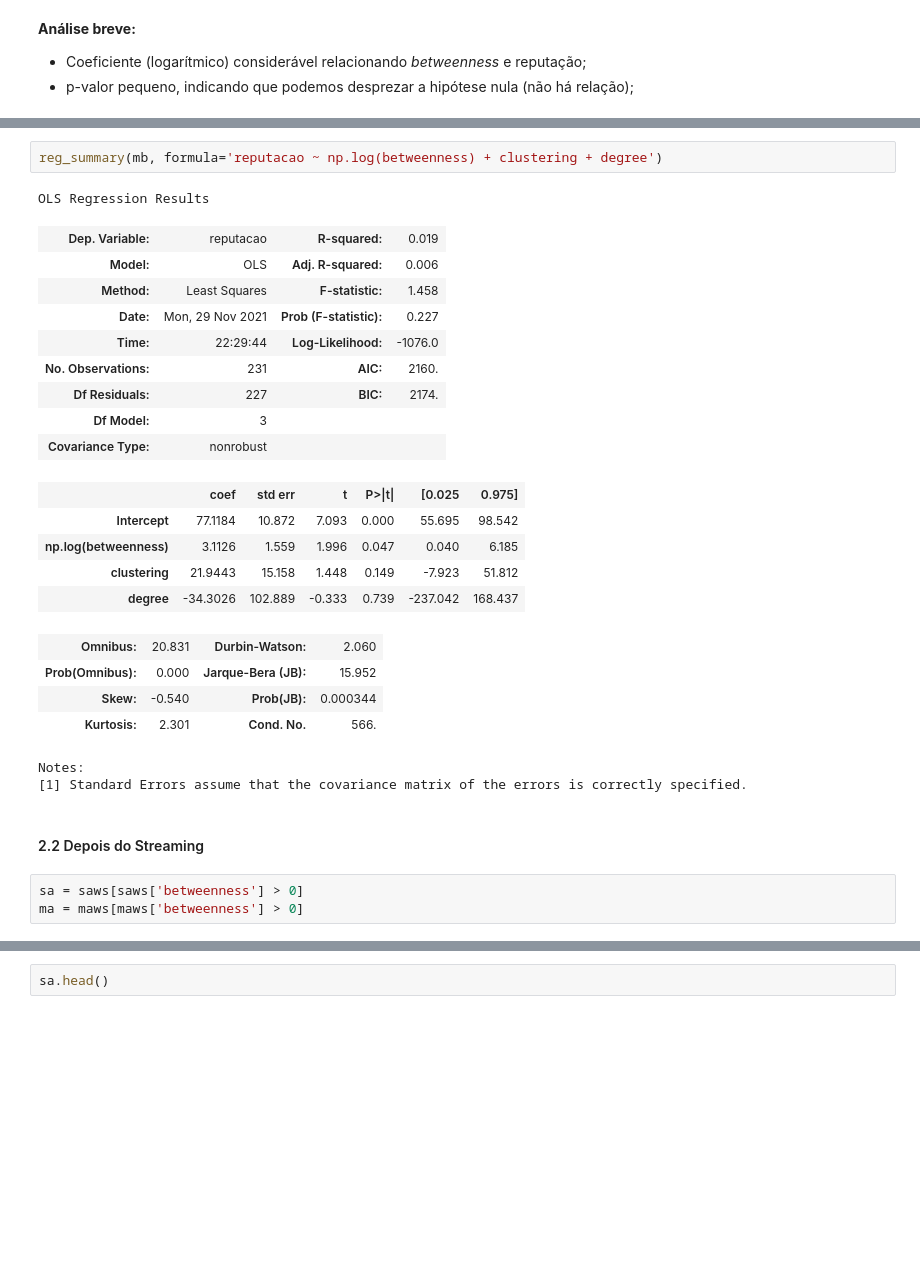
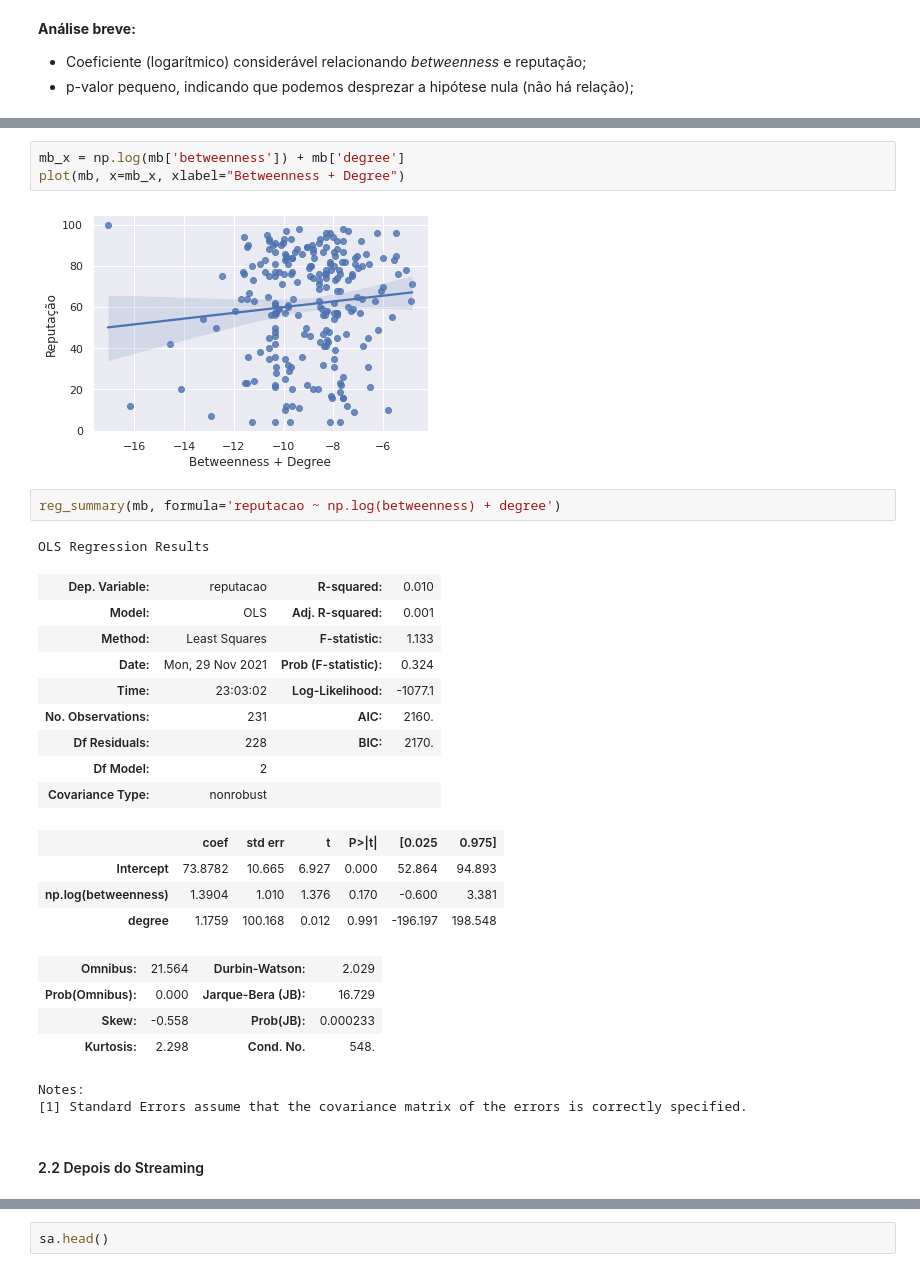
Before and after one commit to hashiprobr-classroom/parte-tecnica-do-projeto-grupoh, a Jupyter notebook: notebooks/Antes e Depois do Streaming +filmes +series.ipynb, the cells around one changed output, grey strips where cells are left out. Saved outputs shown, nothing was run; the diff lists cells and outputs as text; blank space fills up the shorter version.

```diff
--- a/notebooks/Antes e Depois do Streaming +filmes +series.ipynb
+++ b/notebooks/Antes e Depois do Streaming +filmes +series.ipynb
@@ -396,29 +390,30 @@ plot(mb, x=mb_x, xlabel="Betweenness + Clustering + Degree")
-# %%
-reg_summary(mb, formula='reputacao ~ np.log(betweenness) + clustering + degree')
-# %% [output]
-OLS Regression Results
-| Dep. Variable: | reputacao | R-squared: | 0.019 |
-| Model: | OLS | Adj. R-squared: | 0.006 |
-| Method: | Least Squares | F-statistic: | 1.458 |
-| Date: | Mon, 29 Nov 2021 | Prob (F-statistic): | 0.227 |
-| Time: | 22:29:44 | Log-Likelihood: | -1076.0 |
-| No. Observations: | 231 | AIC: | 2160. |
-| Df Residuals: | 227 | BIC: | 2174. |
-| Df Model: | 3 |  |  |
-| Covariance Type: | nonrobust |  |  |
-|  | coef | std err | t | P>|t| | [0.025 | 0.975] |
-| Intercept | 77.1184 | 10.872 | 7.093 | 0.000 | 55.695 | 98.542 |
-| np.log(betweenness) | 3.1126 | 1.559 | 1.996 | 0.047 | 0.040 | 6.185 |
-| clustering | 21.9443 | 15.158 | 1.448 | 0.149 | -7.923 | 51.812 |
-| degree | -34.3026 | 102.889 | -0.333 | 0.739 | -237.042 | 168.437 |
-| Omnibus: | 20.831 | Durbin-Watson: | 2.060 |
-| Prob(Omnibus): | 0.000 | Jarque-Bera (JB): | 15.952 |
-| Skew: | -0.540 | Prob(JB): | 0.000344 |
-| Kurtosis: | 2.301 | Cond. No. | 566. |
-Notes:
-[1] Standard Errors assume that the covariance matrix of the errors is correctly specified.
+# %%
+mb_x = np.log(mb['betweenness']) + mb['degree']
+plot(mb, x=mb_x, xlabel="Betweenness + Degree")
+# %% [output]
+[figure, added]
+# %%
+reg_summary(mb, formula='reputacao ~ np.log(betweenness) + degree')
+# %% [output]
+OLS Regression Results
+| Dep. Variable: | reputacao | R-squared: | 0.010 |
+| Model: | OLS | Adj. R-squared: | 0.001 |
+| Method: | Least Squares | F-statistic: | 1.133 |
+| Date: | Mon, 29 Nov 2021 | Prob (F-statistic): | 0.324 |
+| Time: | 23:03:02 | Log-Likelihood: | -1077.1 |
+| No. Observations: | 231 | AIC: | 2160. |
+| Df Residuals: | 228 | BIC: | 2170. |
+| Df Model: | 2 |  |  |
+| Covariance Type: | nonrobust |  |  |
+|  | coef | std err | t | P>|t| | [0.025 | 0.975] |
+| Intercept | 73.8782 | 10.665 | 6.927 | 0.000 | 52.864 | 94.893 |
+| np.log(betweenness) | 1.3904 | 1.010 | 1.376 | 0.170 | -0.600 | 3.381 |
+| degree | 1.1759 | 100.168 | 0.012 | 0.991 | -196.197 | 198.548 |
+| Omnibus: | 21.564 | Durbin-Watson: | 2.029 |
+| Prob(Omnibus): | 0.000 | Jarque-Bera (JB): | 16.729 |
+| Skew: | -0.558 | Prob(JB): | 0.000233 |
+| Kurtosis: | 2.298 | Cond. No. | 548. |
+Notes:
+[1] Standard Errors assume that the covariance matrix of the errors is correctly specified.
 # %% [markdown]
 #### 2.2 Depois do Streaming
-# %%
-sa = saws[saws['betweenness'] > 0]
-ma = maws[maws['betweenness'] > 0]
```
Also changed, not shown: parts of 67 cells of this notebook, 4 other files.
